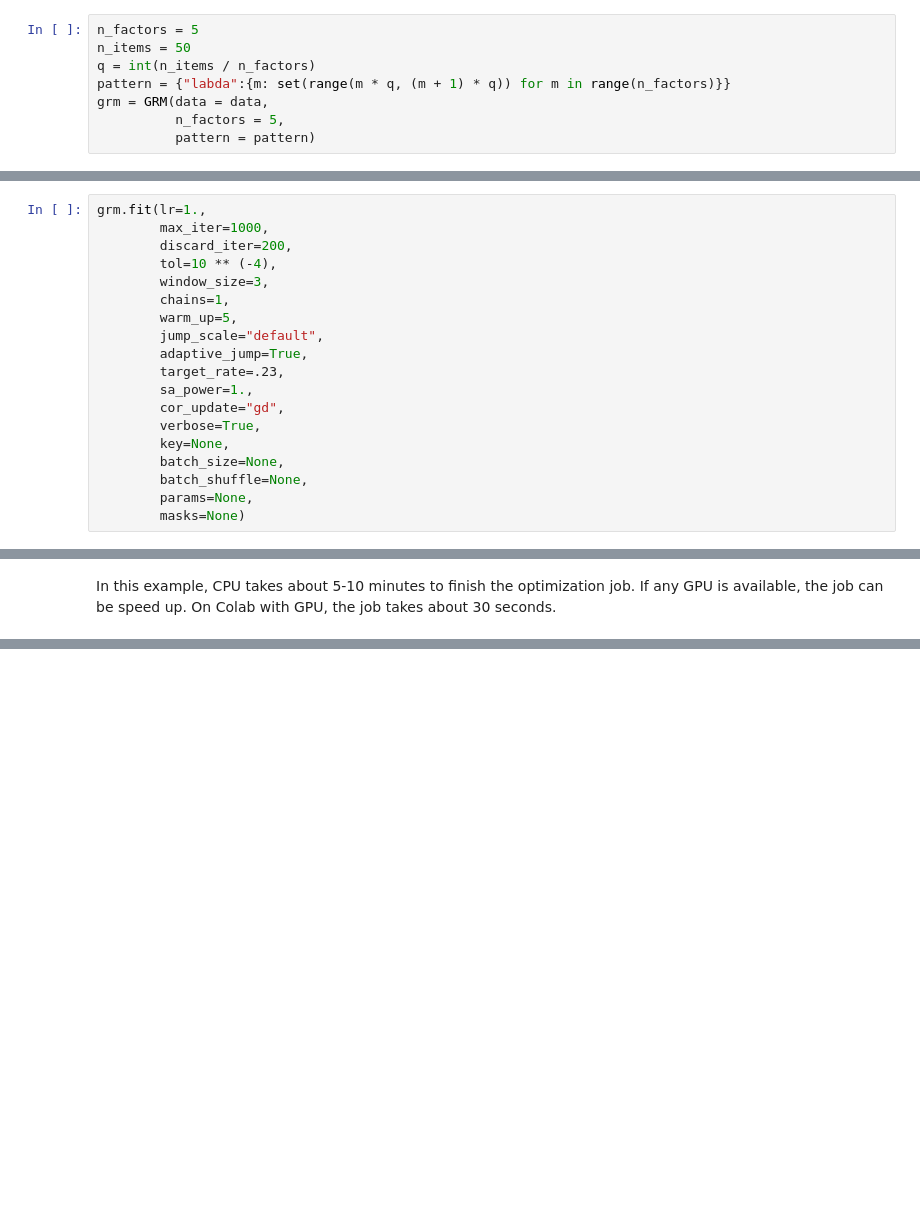
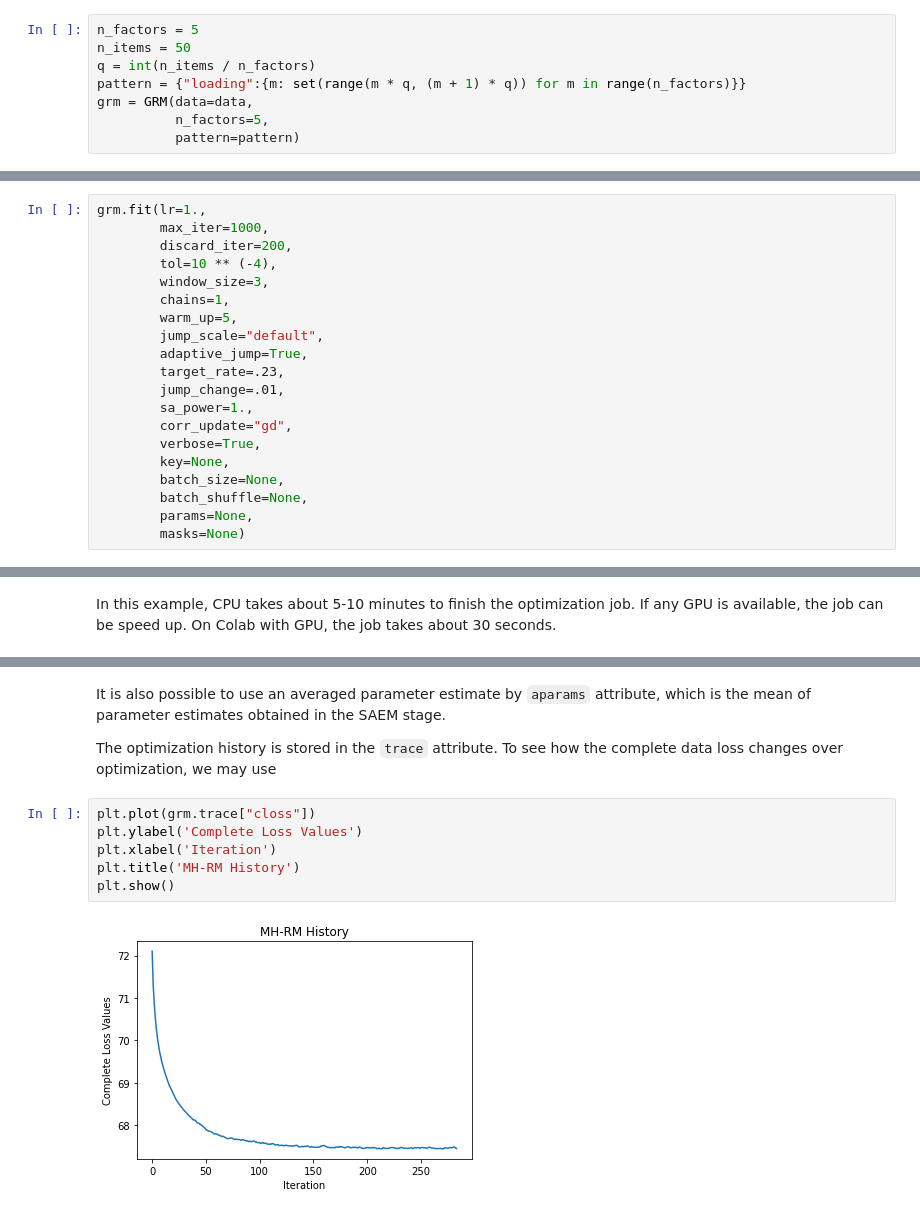
Before and after one commit to psyphh/xifa, a Jupyter notebook: examples/ipip50.ipynb, the cells around one changed output, grey strips where cells are left out. Cells and saved outputs as stored; diff of their text form; blank space fills up the shorter version.

```diff
--- a/examples/ipip50.ipynb
+++ b/examples/ipip50.ipynb
@@ -83,10 +79,10 @@ Finally, we conduct IFA by using the `GRM` object imported from `xifa`. To initi
 n_factors = 5
 n_items = 50
 q = int(n_items / n_factors)
-pattern = {"labda":{m: set(range(m * q, (m + 1) * q)) for m in range(n_factors)}}
-grm = GRM(data = data,
-          n_factors = 5,
-          pattern = pattern)
+pattern = {"loading":{m: set(range(m * q, (m + 1) * q)) for m in range(n_factors)}}
+grm = GRM(data=data,
+          n_factors=5,
+          pattern=pattern)
 # %% [output]
 WARNING:absl:No GPU/TPU found, falling back to CPU. (Set TF_CPP_MIN_LOG_LEVEL=0 and rerun for more info.)
 A GRM Object is Initialized Successfully.
@@ -107,8 +103,9 @@ grm.fit(lr=1.,
         jump_scale="default",
         adaptive_jump=True,
         target_rate=.23,
+        jump_change=.01,
         sa_power=1.,
-        cor_update="gd",
+        corr_update="gd",
         verbose=True,
         key=None,
         batch_size=None,
@@ -145,0 +130,12 @@ print(np.round(grm.params["phi"], 2))
+# %% [markdown]
+It is also possible to use an averaged parameter estimate by `aparams` attribute, which is the mean of parameter estimates obtained in the SAEM stage.
+
+The optimization history is stored in the `trace` attribute. To see how the complete data loss changes over optimization, we may use
+# %%
+plt.plot(grm.trace["closs"])
+plt.ylabel('Complete Loss Values')
+plt.xlabel('Iteration')
+plt.title('MH-RM History')
+plt.show()
+# %% [output]
+[figure, added]
```
Also changed, not shown: parts of 10 cells of this notebook, 4 other files.
